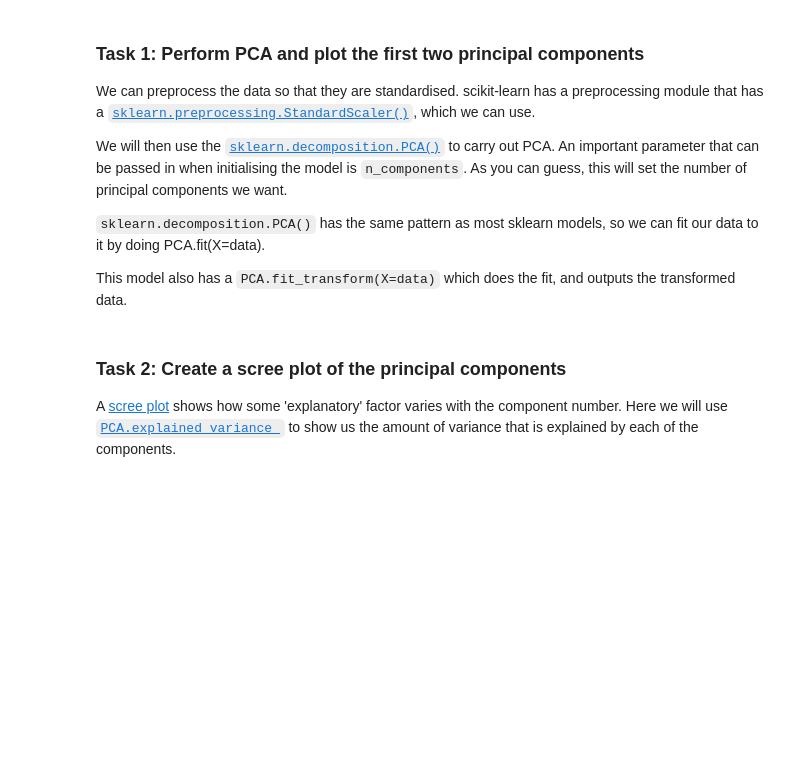
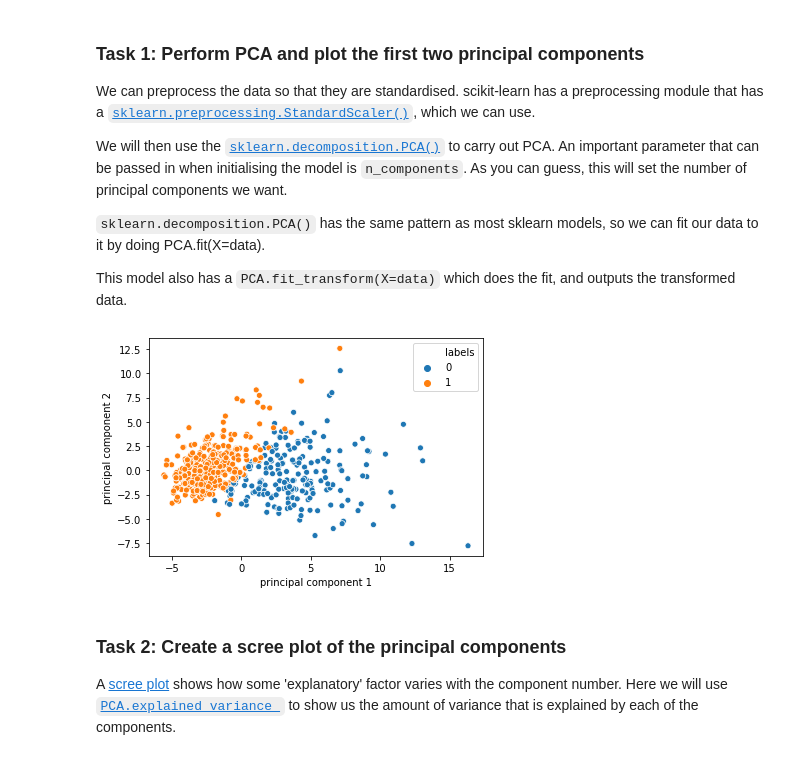
Before and after one commit to lc5415/hda_msc_tutorials, a Jupyter notebook: 6_Unsupervised_and_CNNs/PCA_and_kmeans.ipynb, the cells around one changed output. Cells and saved outputs as stored; diff of their text form; code cells hidden in the pictures; blank space fills up the shorter version.

```diff
--- a/6_Unsupervised_and_CNNs/PCA_and_kmeans.ipynb
+++ b/6_Unsupervised_and_CNNs/PCA_and_kmeans.ipynb
@@ -35,32 +35,34 @@ This model also has a `PCA.fit_transform(X=data)` which does the fit, and output
 # %%
 # Standardizing the features to zero mean and unit variance
 from sklearn.preprocessing import StandardScaler
 
 X = StandardScaler().fit_transform(X)
 
 # Apply PCA with sklearn
 from sklearn.decomposition import PCA
 
 # Do PCA for n_components = 30.
-
+myPCA = PCA(n_components= 30)
 
 # Calculate the projected datapoints. You can use PCA.fit_transform(X=data) to do this directly.
-principalComponents =
+principalComponents = myPCA.fit_transform(X=X)
 
 # Extract the projections of the first 2 components
 principalComponents_2 = principalComponents[:, :2]
 
 
 # Plot the first 2 components
 principalDf = pd.DataFrame(data = principalComponents_2, columns = ['principal component 1', 'principal component 2'])
 # Merge with labels
 finalDf = pd.concat([y, principalDf], axis = 1)
 finalDf.column = ['labels', 'principal component 1', 'principal component 2']
 
 
 import seaborn as sns
 ax = sns.scatterplot(x="principal component 1", y="principal component 2", hue="labels",
                      data=finalDf)
+# %% [output]
+[figure, added]
 # %% [markdown]
 ### Task 2: Create a scree plot of the principal components
 
```
Also changed, not shown: parts of 10 cells of this notebook, 1 other file.
